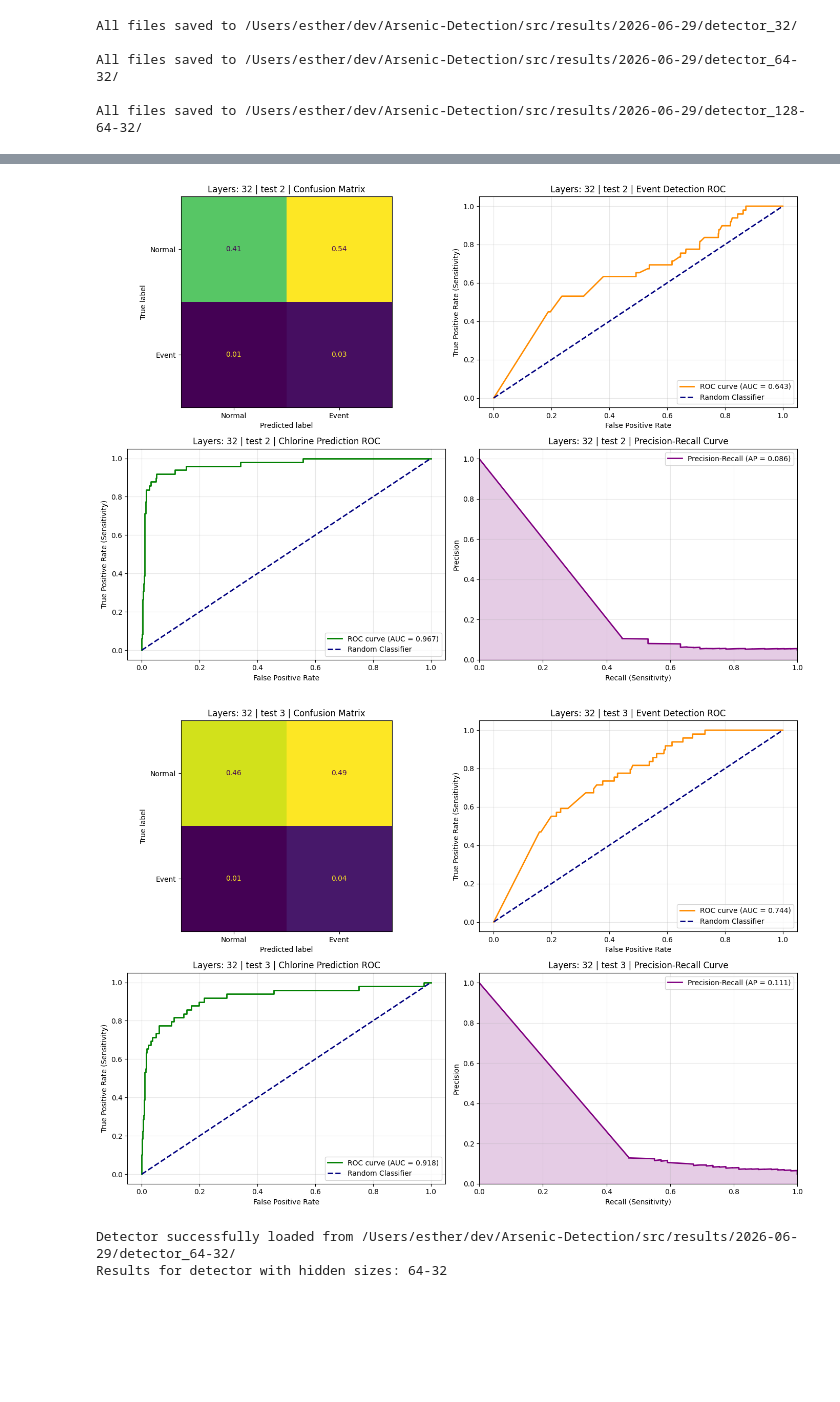
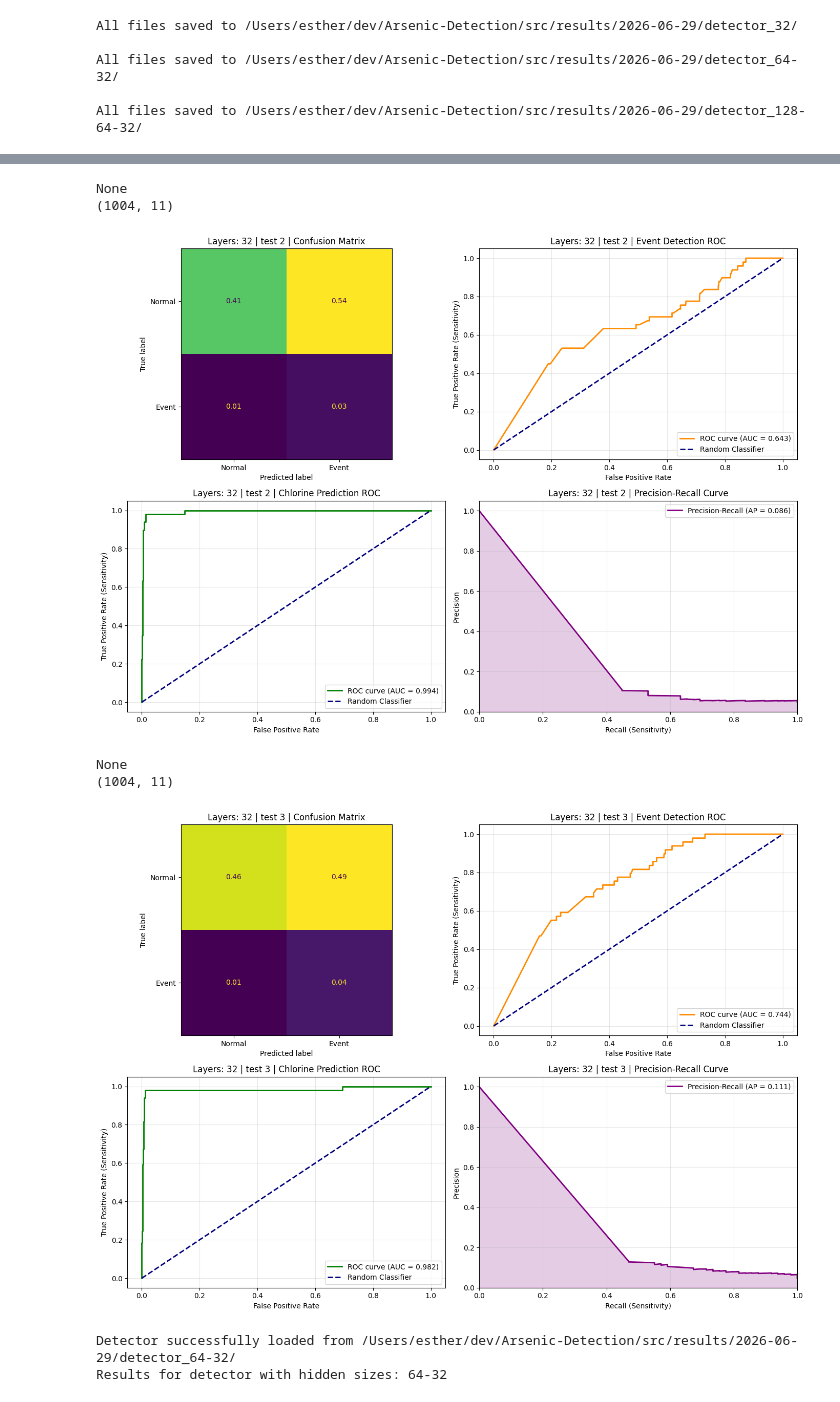
Before and after one commit to esthy13/Arsenic-Detection, a Jupyter notebook: src/notebooks/ANN_testing.ipynb, the cells around one changed output, grey strips where cells are left out. Saved outputs shown, nothing was run; the diff lists cells and outputs as text; code cells hidden in the pictures; blank space fills up the shorter version.

Commit message:
additional graphs to understand the performance of the best architetucture of ANN so far

```diff
--- a/src/notebooks/ANN_testing.ipynb
+++ b/src/notebooks/ANN_testing.ipynb
@@ -174,6 +178,7 @@ for hidden_sizes in candidate_hidden_sizes:
         plot_metrics(
             result,
             title_prefix=f"Layers: {hidden_sizes_label} | test {i+1} | ",
+            chlorine_indices=[i for i in range(0, 11)]
         )
 
 # Compare all detectors by their mean metrics.
@@ -193,7 +200,11 @@ Results for detector with hidden sizes: 32
+None
+(1004, 11)
-[figure, old version]
+[figure, new version]
+None
+(1004, 11)
-[figure, old version]
+[figure, new version]
-Detector successfully loaded from /Users/esther/dev/Arsenic-Detection/src/results/2026-06-29/detector_64-32/
-Results for detector with hidden sizes: 64-32
+Detector successfully loaded from /Users/esther/dev/Arsenic-Detection/src/results/2026-06-29/detector_64-32/
+Results for detector with hidden sizes: 64-32
 |  | precision | accuracy | probability_of_detection | recall | false_alarm_rate | detection_latency_seconds | alarms |
 | scada_data_4.npz | 0.059163 | 0.342629 | 0.836735 | 0.836735 | 0.682723 | -261000.0 | 693 |
 | scada_data_5.npz | 0.056548 | 0.357570 | 0.775510 | 0.775510 | 0.663874 | -246600.0 | 672 |
```
Also changed, not shown: parts of 3 cells of this notebook, 1 other file.
